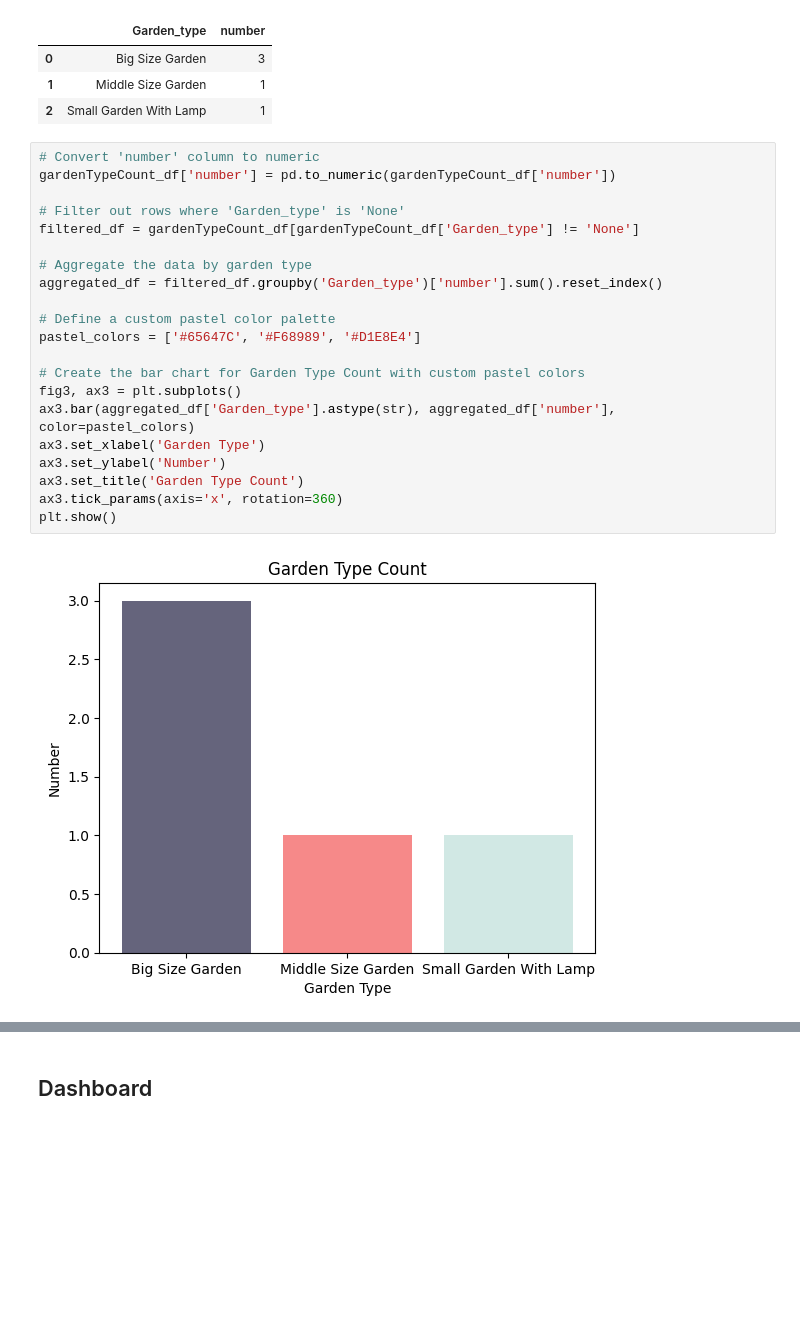
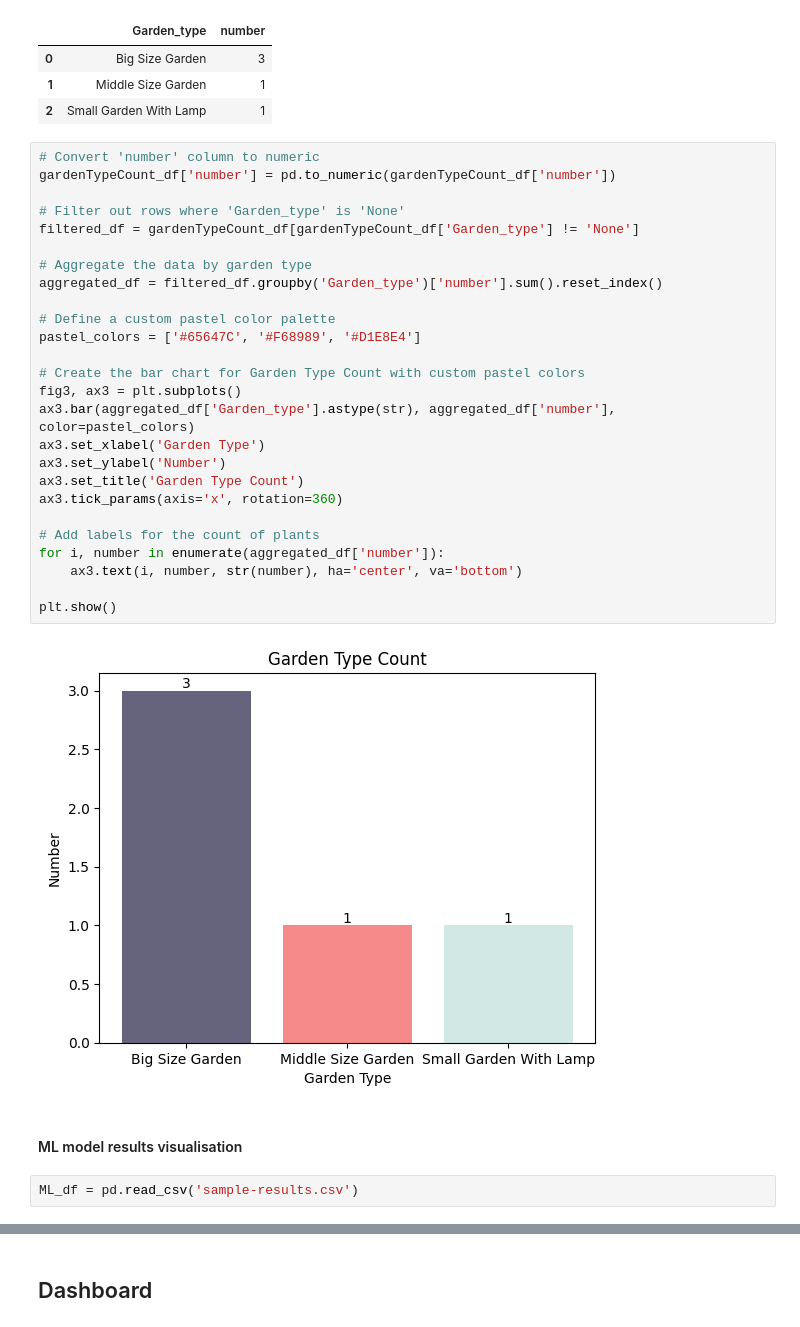
Before and after one commit to Action52/GrowSmart, a Jupyter notebook: notebooks/Lily_Dashboard_queries.ipynb, the cells around one changed output, grey strips where cells are left out. Cells and saved outputs as stored; diff of their text form; blank space fills up the shorter version.

```diff
--- a/notebooks/Lily_Dashboard_queries.ipynb
+++ b/notebooks/Lily_Dashboard_queries.ipynb
@@ -306,23 +306,32 @@ gardenTypeCount_df
 # %%
 # Convert 'number' column to numeric
 gardenTypeCount_df['number'] = pd.to_numeric(gardenTypeCount_df['number'])
 
 # Filter out rows where 'Garden_type' is 'None'
 filtered_df = gardenTypeCount_df[gardenTypeCount_df['Garden_type'] != 'None']
 
 # Aggregate the data by garden type
 aggregated_df = filtered_df.groupby('Garden_type')['number'].sum().reset_index()
 
 # Define a custom pastel color palette
 pastel_colors = ['#65647C', '#F68989', '#D1E8E4']
 
 # Create the bar chart for Garden Type Count with custom pastel colors
 fig3, ax3 = plt.subplots()
 ax3.bar(aggregated_df['Garden_type'].astype(str), aggregated_df['number'], color=pastel_colors)
 ax3.set_xlabel('Garden Type')
 ax3.set_ylabel('Number')
 ax3.set_title('Garden Type Count')
 ax3.tick_params(axis='x', rotation=360)
+
+# Add labels for the count of plants
+for i, number in enumerate(aggregated_df['number']):
+    ax3.text(i, number, str(number), ha='center', va='bottom')
+
 plt.show()
 # %% [output]
-[figure, old version]
+[figure, new version]
+# %% [markdown]
+#### ML model results visualisation
+# %%
+ML_df = pd.read_csv('sample-results.csv')
```
Also changed, not shown: parts of 9 cells of this notebook, 1 other file.
